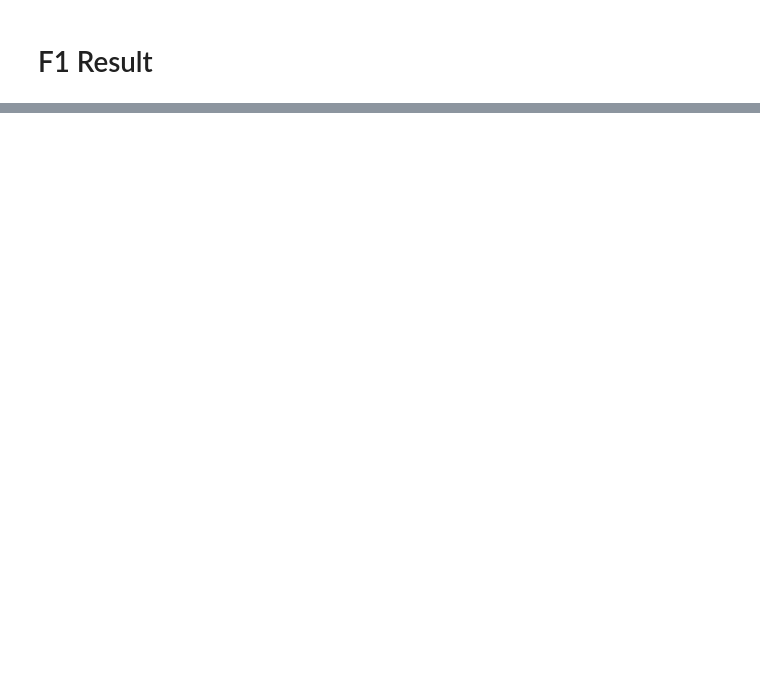
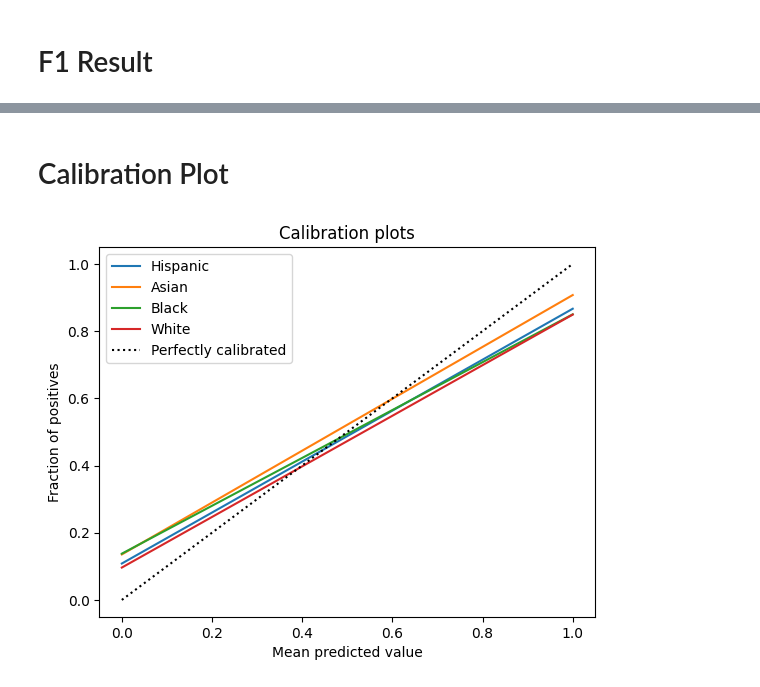
Before and after one commit to ElijahJohn1204/Fairness, a Jupyter notebook: example.ipynb, the cells around one changed output, grey strips where cells are left out. Saved outputs shown, nothing was run; the diff lists cells and outputs as text; code cells hidden in the pictures; blank space fills up the shorter version.

```diff
--- a/example.ipynb
+++ b/example.ipynb
@@ -116,0 +128,6 @@ Is the model fair? False
+# %% [markdown]
+# Calibration Plot
+# %%
+calibration_curves = fair.calibration_analysis(df, demographic, predicted_outcome, actual_outcome)
+# %% [output]
+[figure, added]
```
Also changed, not shown: parts of 11 cells of this notebook, 1 other file.
